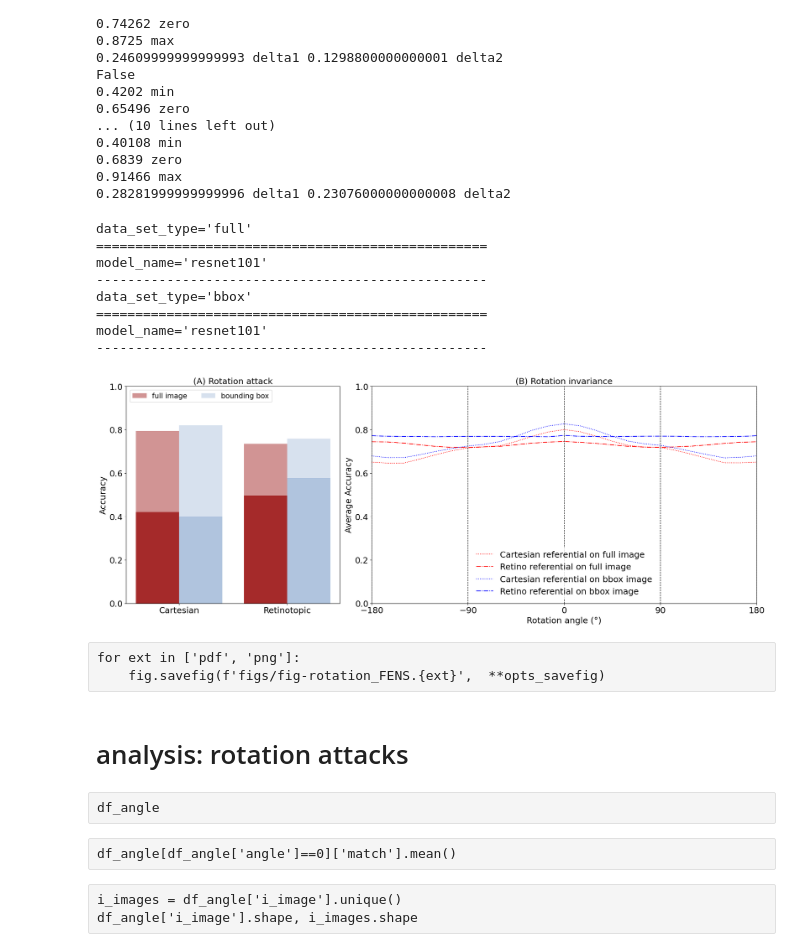
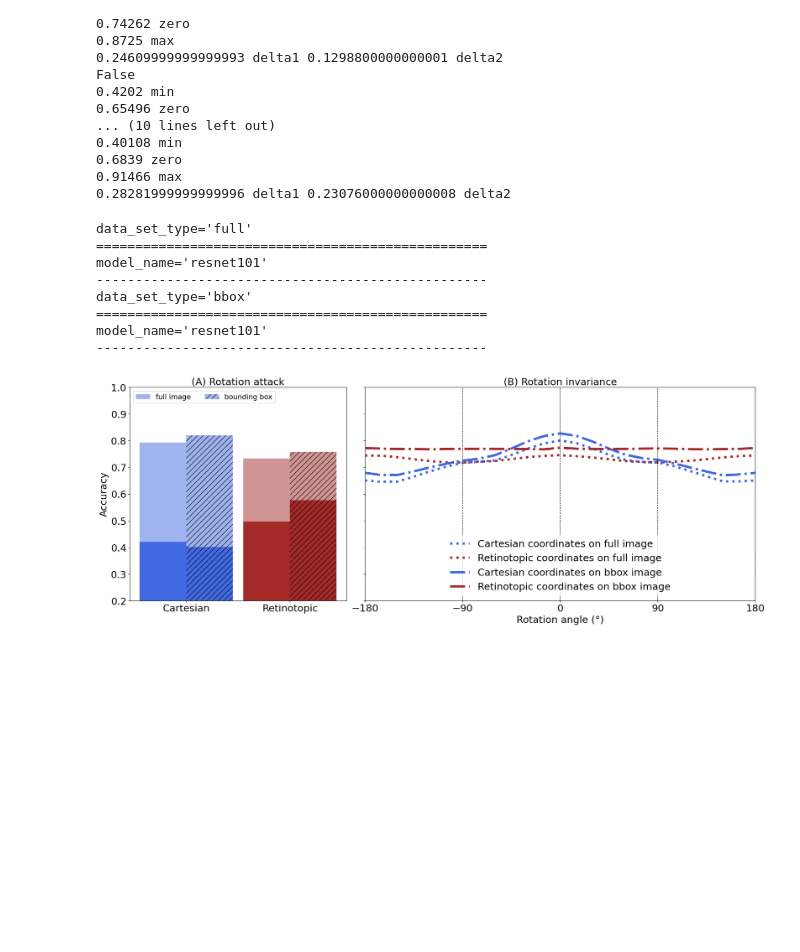
Before and after one commit to bicv/Retinotopy, a Jupyter notebook: 16_rotation_attack.ipynb, the cells around one changed output. Cells and saved outputs as stored; diff of their text form; code cells hidden in the pictures; blank space fills up the shorter version.

```diff
--- a/16_rotation_attack.ipynb
+++ b/16_rotation_attack.ipynb
@@ -474,21 +258,21 @@ for ext in exts:
 # %%
 #Rotation attack read out
 acc_plot = {}
-for model_name in  ['resnet101']:
+for model_name in  ['resnet18', 'resnet50', 'resnet101', ]:
     print(50*'=')
     print(f'{model_name=}')
-    for data_set_type, ls in zip(['full', 'bbox'], data_set_linestyles):
+    for data_set_type, ls in zip(data_set_type, data_set_linestyles):
         print(f'{data_set_type=}')
         print(50*'-')
 
         for do_polar, color in zip([True, False], ['b', 'r']):
 
-            df_filename_acc = get_filename(data_cache, datetag, data_set_type, model_name, do_polar) + '_results_test-rotations_test.csv'
+            df_filename_acc = get_filename(data_cache, datetag, data_set_type, model_name, do_polar) + '_results_test-rotations.parquet'
 
 
             if os.path.isfile(df_filename_acc):
-                with open(df_filename_acc, 'r') as csv_file:
-                    df_angle = pd.read_csv(csv_file)
+
+                    df_angle = pd.read_parquet(df_filename_acc)
                     print(do_polar)
                     min = accuracy_score(df_angle['min_pred'], df_angle["label"])
                     print(min, 'min')
@@ -500,13 +284,6 @@ for model_name in  ['resnet101']:
 
                     acc_plot[get_filename(data_cache, datetag, data_set_type, model_name, do_polar) + '_min'] = min
 
-
-
-
-            df_filename_acc = get_filename(data_cache, datetag, data_set_type, model_name, do_polar) + '_results_test-rotations_acc.csv'
-            if os.path.isfile(df_filename_acc):
-                with open(df_filename_acc, 'r') as csv_file:
-                    df_angle = pd.read_csv(csv_file)
                     results = []
                     for i in df_angle['mean_accuracy'][0].split(' '):
                         if len(i) > 1:
@@ -533,7 +310,7 @@ False
 0.28281999999999996 delta1 0.23076000000000008 delta2
 # %%
 fig_width = 15
-fontsize = 18
+fontsize = 21
 font = font_manager.FontProperties(weight='normal', size=fontsize)
 dpi = 'figure'
 dpi = 200
@@ -545,11 +322,12 @@ phi = (np.sqrt(5)+1)/2 # golden ratio for the figures :-)
 # %%
 import pandas as pd
 from sklearn.metrics import accuracy_score, f1_score
-fig, axs = plt.subplots(1, 2, sharex=False, sharey=False, figsize=(fig_width, fig_width/2.61803), width_ratios=[1, 1.8])
+fig, axs = plt.subplots(1, 2, sharex=False, sharey=True, figsize=(fig_width, fig_width/2.61803), width_ratios=[1, 1.8])
 
 titles = ["(A) Rotation attack", "(B) Rotation invariance"]
 
-colors_test = ['brown', 'lightsteelblue']
+#colors_cart = ['lightsteelblue', 'brown']
+colors = ['royalblue', 'brown']
 acc_full_ret_min = acc_plot[get_filename(data_cache, datetag, 'full', model_name, True) + '_min']
 
 acc_full_ret = acc_plot[get_filename(data_cache, datetag, 'full', model_name, True) + '_zero']
@@ -570,16 +348,18 @@ acc_bbox_lin = acc_plot[get_filename(data_cache, datetag, 'bbox', model_name, Fa
 type_mod = ("Cartesian", "Retinotopic")
 data_means = {
     'full image': (acc_full_lin, acc_full_ret),
-    'bounding box': (acc_bbox_lin, acc_bbox_ret )
+    'bounding box': (acc_bbox_lin, acc_bbox_ret ),
+
 }
 
 x = np.arange(len(type_mod))  # the label locations
-width = 0.4  # the width of the bars
+width = 0.45  # the width of the bars
 multiplier = 0
+hatchs = [None, "//"]
 
 for i, (attribute, measurement) in enumerate(data_means.items()):
     offset = width * multiplier
-    rects = axs[0].bar(x + offset, measurement, width, label=attribute, alpha =.5, color = colors_test[i])
+    rects = axs[0].bar(x + offset, measurement, width, label=attribute, alpha =.5, color = colors, hatch=hatchs[i])
     #axs[0].bar_label(rects, padding=2)
     multiplier += 1
 
@@ -588,18 +368,20 @@ data_means = {
     'bounding box': (acc_bbox_lin_min, acc_bbox_ret_min )
 }
 multiplier = 0
+
 for i, (attribute, measurement) in enumerate(data_means.items()):
     offset = width * multiplier
-    rects = axs[0].bar(x + offset, measurement, width, color = colors_test[i])
+    rects = axs[0].bar(x + offset, measurement, width, color = colors, hatch=hatchs[i])
     #axs[0].bar_label(rects, padding=2)
     multiplier += 1
+
 axs[0].set_xticks(x + width/2, type_mod)
 axs[0].set_ylabel('Accuracy', font=font)
 axs[0].legend(loc='upper left', ncols=2, fontsize=15)
-axs[0].set_ylim(0, 1)
+axs[0].set_ylim(0.2, 1)
 
 
-for data_set_type, color in zip(['full', 'bbox'], ['r', 'b']):
+for data_set_type, ls in zip(['full', 'bbox'], data_set_linestyles):
     print(f'{data_set_type=}')
     for model_name in  ['resnet101']:
         print(50*'=')
@@ -607,67 +389,57 @@ for data_set_type, color in zip(['full', 'bbox'], ['r', 'b']):
 
         print(50*'-')
 
-        for do_polar, ls in zip([False, True], data_set_linestyles):
+        for do_polar, color in zip([False, True],  ['royalblue', 'brown']):
 
             df_filename = get_filename(data_cache, datetag, data_set_type, model_name, do_polar) + '_results_test-rotations.json'
 
             if os.path.isfile(df_filename):
+               # data_set_type = 'full image' if 'full' in data_set_type else 'bounding box'
+
                 df_angle = pd.read_json(df_filename)
 
                 results = [df_angle[df_angle['angle'] == angle]['match'].mean() for angle in np.hstack((df_angle['angle'].unique(), -180.))]
-                label = 'Retino referential' if do_polar else 'Cartesian referential'
+                label = 'Retinotopic coordinates' if do_polar else 'Cartesian coordinates'
                 label += f' on {data_set_type} image'
-                axs[1].plot(np.hstack((df_angle['angle'].unique(), 180)), results, color=color, ls=ls, label=label)
+                axs[1].plot(np.hstack((df_angle['angle'].unique(), 180)), results, color=color, ls=ls, lw=5, label=label)
 
 
 ax = axs[1]
 ax.tick_params(axis='x', labelsize=fontsize)
 ax.tick_params(axis='y', labelsize=fontsize)
 ax.set_xlim(-180, 180)
-ax.set_ylim(0, 1)
+
 
 for angle in [-180, -90, 0, 90, 180]:
     ax.axvline(x=angle, c='k', ls='--', lw=1)
 ax.set_xticks([-180, -90, 0, 90, 180])
 #ax.set_yscale("logit", use_overline=True) #one_half="1/2",
 #ax.set_yticks([.7, .75, .8])
-ax.set_ylabel('Average Accuracy', font=font)
+#ax.set_ylabel('Average Accuracy', font=font)
 ax.set_xlabel('Rotation angle (°)', font=font)
 plt.legend(loc='lower center', fontsize=fontsize, edgecolor='none')
 plt.tight_layout()
 # plt.xticks(font=font)
 # plt.yticks(font=font);
 
 
 # https://matplotlib.org/stable/gallery/lines_bars_and_markers/bar_label_demo.html
 for j, ax in enumerate(axs):
         ax.set_title(titles[j], font=font)
         ax.tick_params(axis='both', labelsize=fontsize)
-        for i, container in enumerate(ax.containers):
-            ax.bar_label(container, padding=-15, color='black', fmt='%.3f', rotation=0, label_type = 'edge', fontsize=fontsize, weight='bold')
+        #for i, container in enumerate(ax.containers):
+        #    ax.bar_label(container, padding=-15, color='black', fmt='%.3f', rotation=0, label_type = 'edge', fontsize=fontsize, weight='bold')
 
 plt.xticks(font=font)
 plt.yticks(font=font)
 plt.tight_layout()
 # %% [output]
 data_set_type='full'
 ==================================================
 model_name='resnet101'
 --------------------------------------------------
 data_set_type='bbox'
 ==================================================
 model_name='resnet101'
 --------------------------------------------------
-[figure, old version]
+[figure, new version]
-# %% [raw]
-for ext in ['pdf', 'png']:
-    fig.savefig(f'figs/fig-rotation_FENS.{ext}',  **opts_savefig)
-# %% [markdown]
-# analysis: rotation attacks
-# %% [raw]
-df_angle
-# %% [raw]
-df_angle[df_angle['angle']==0]['match'].mean()
-# %% [raw]
-i_images = df_angle['i_image'].unique()
-df_angle['i_image'].shape, i_images.shape
```
Also changed, not shown: parts of 26 cells of this notebook.
